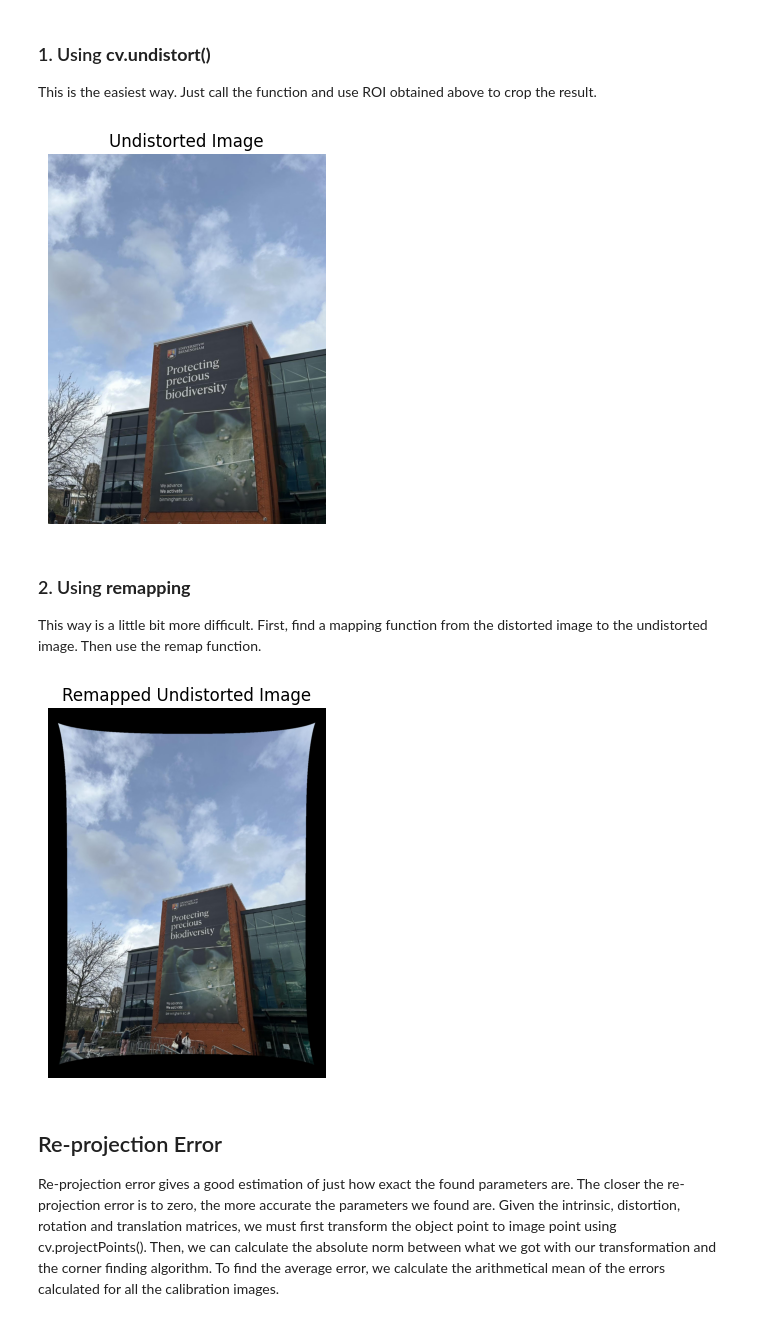
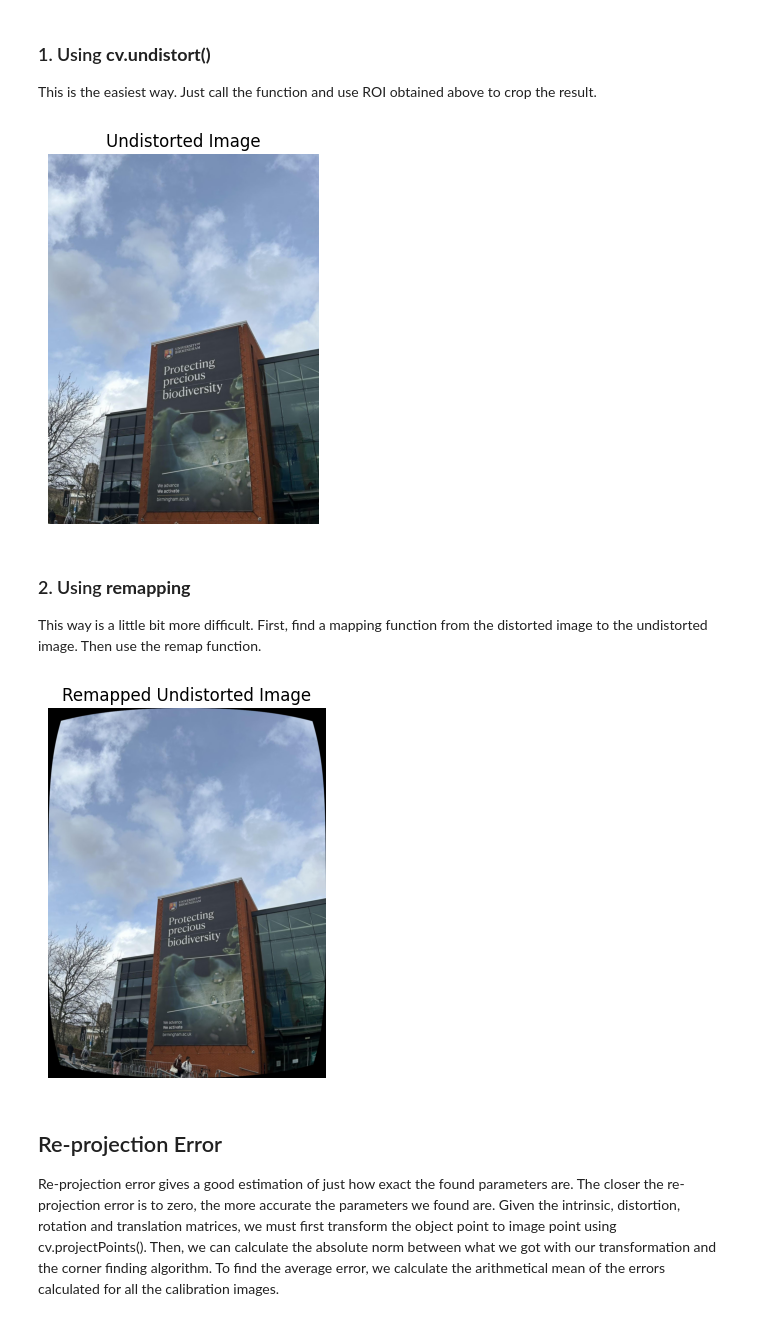
Before and after one commit to adetunjii/robot-vision, a Jupyter notebook: Lab4/W4_student.ipynb, the cells around one changed output. Cells and saved outputs as stored; diff of their text form; code cells hidden in the pictures.

Commit message:
chore: fix camera calibration

```diff
--- a/Lab4/W4_student.ipynb
+++ b/Lab4/W4_student.ipynb
@@ -48,23 +48,12 @@ criteria = (cv.TERM_CRITERIA_EPS + cv.TERM_CRITERIA_MAX_ITER, 30, 0.01)
 # The shape depends on your actual chessboard size.
 
 # from a 9 x 7 image, inner corners are 8 x 6 = 48 corner points
-h, w = 8, 6
+height, width = 8, 6
 
 # create 48 points defined by (x, y, z)
-objp = np.zeros((h*w, 3), np.float32)
+objp = np.zeros((height*width, 3), np.float32)
 
-objp[:, :2] = np.mgrid[0:h, 0:w].T.reshape(-1, 2)
-
-# rows, cols = np.mgrid[0:h, 0:w]
-
-# k = 0
-# for r in range(h):
-#     for c in range(w):
-#         objp[k, :2] = rows[r, c], cols[r, c]
-#         k += 1
-
-
-# Arrays to store object points and image points from all images
+objp[:, :2] = np.mgrid[0:height, 0:width].T.reshape(-1, 2)
 objpoints = []  # 3D points in real-world space
 imgpoints = []  # 2D points in the image plane
 
@@ -80,7 +69,7 @@ for fname in images:
 
     # Attempt to find the chessboard corners
     # Hint: use cv.findChessboardCorners with the correct pattern size, e.g. (8,6)
-    ret, corners = cv.findChessboardCorners(gray, (h, w), None)
+    ret, corners = cv.findChessboardCorners(gray, (height, width), None)
 
     if ret:
         # If corners are found, add object points and refined corner positions
@@ -91,7 +80,7 @@ for fname in images:
         imgpoints.append(corners2)
 
         # Draw the corners on the image (cv.drawChessboardCorners)
-        cv.drawChessboardCorners(img, (h, w), corners2, ret)
+        cv.drawChessboardCorners(img, (height, width), corners2, ret)
 
         # Convert the image to RGB for matplotlib display
         img_rgb = cv.cvtColor(img, cv.COLOR_BGR2RGB)
@@ -162,12 +151,12 @@ So, we take a new image (a.jpg in this case. That is the first image in this cha
 
 # Hint: Load the distorted image. Modify the path if needed.
 img = cv.imread('./demo/a.jpg')  # e.g., './demo/a.jpg'
-h, w = img.shape[:2]
+img_h, img_w = img.shape[:2]
 
 # Hint: Use cv.getOptimalNewCameraMatrix with appropriate parameters.
 # alpha parameter can be experimented with (0.0 to 1.0).
 # This function returns a refined camera matrix and ROI.
-newcameramtx, roi = cv.getOptimalNewCameraMatrix(camera_matrix, distortion_coeff, (w, h), 0, (w, h))
+newcameramtx, roi = cv.getOptimalNewCameraMatrix(camera_matrix, distortion_coeff, (img_w, img_h), 1, (img_w, img_h))
 
 # Convert the image to RGB for matplotlib display
 img_rgb = cv.cvtColor(img, cv.COLOR_BGR2RGB)
@@ -211,8 +200,10 @@ This is the easiest way. Just call the function and use ROI obtained above to cr
 dst = cv.undistort(img, camera_matrix, distortion_coeff, None, newcameramtx)
 x, y, w, h = roi
 
+dst = dst[y:y+h, x:x+w]
+
 # Convert to RGB for display
-dst_rgb = cv.cvtColor(dst[y:y+h, x:x+w], cv.COLOR_BGR2RGB)
+dst_rgb = cv.cvtColor(dst, cv.COLOR_BGR2RGB)
 
 plt.imshow(dst_rgb)
 plt.title('Undistorted Image')
@@ -220,24 +211,24 @@ plt.axis('off')
 plt.show()
 plt.close('all')
 # %% [output]
-[figure, old version]
+[figure, new version]
 # %% [markdown]
 ### 2. Using <strong>remapping</strong>
 This way is a little bit more difficult. First, find a mapping function from the distorted image to the undistorted image. Then use the remap function.
 # %%
 # Hint: Use cv.initUndistortRectifyMap to create the mapping
-m1, m2 = cv.initInverseRectificationMap(camera_matrix, distortion_coeff, None, newcameramtx, (w, h), cv.CV_16SC2)
+mx, my = cv.initUndistortRectifyMap(camera_matrix, distortion_coeff, None, newcameramtx, (img_w, img_h), cv.CV_16SC2)
 
-dst = cv.remap(img, m1, m2, cv.INTER_LINEAR)
+dst = cv.remap(img, mx, my, cv.INTER_LINEAR)
 # Convert to RGB for display
 dst_rgb = cv.cvtColor(dst, cv.COLOR_BGR2RGB)
 
 plt.imshow(dst_rgb)
 plt.title('Remapped Undistorted Image')
 plt.axis('off')
 plt.show()
 # %% [output]
-[figure, old version]
+[figure, new version]
 # %% [markdown]
 ## Re-projection Error
 Re-projection error gives a good estimation of just how exact the found parameters are. The closer the re-projection error is to zero, the more accurate the parameters we found are. Given the intrinsic, distortion, rotation and translation matrices, we must first transform the object point to image point using cv.projectPoints(). Then, we can calculate the absolute norm between what we got with our transformation and the corner finding algorithm. To find the average error, we calculate the arithmetical mean of the errors calculated for all the calibration images.
```
Also changed, not shown: parts of 2 cells of this notebook.
